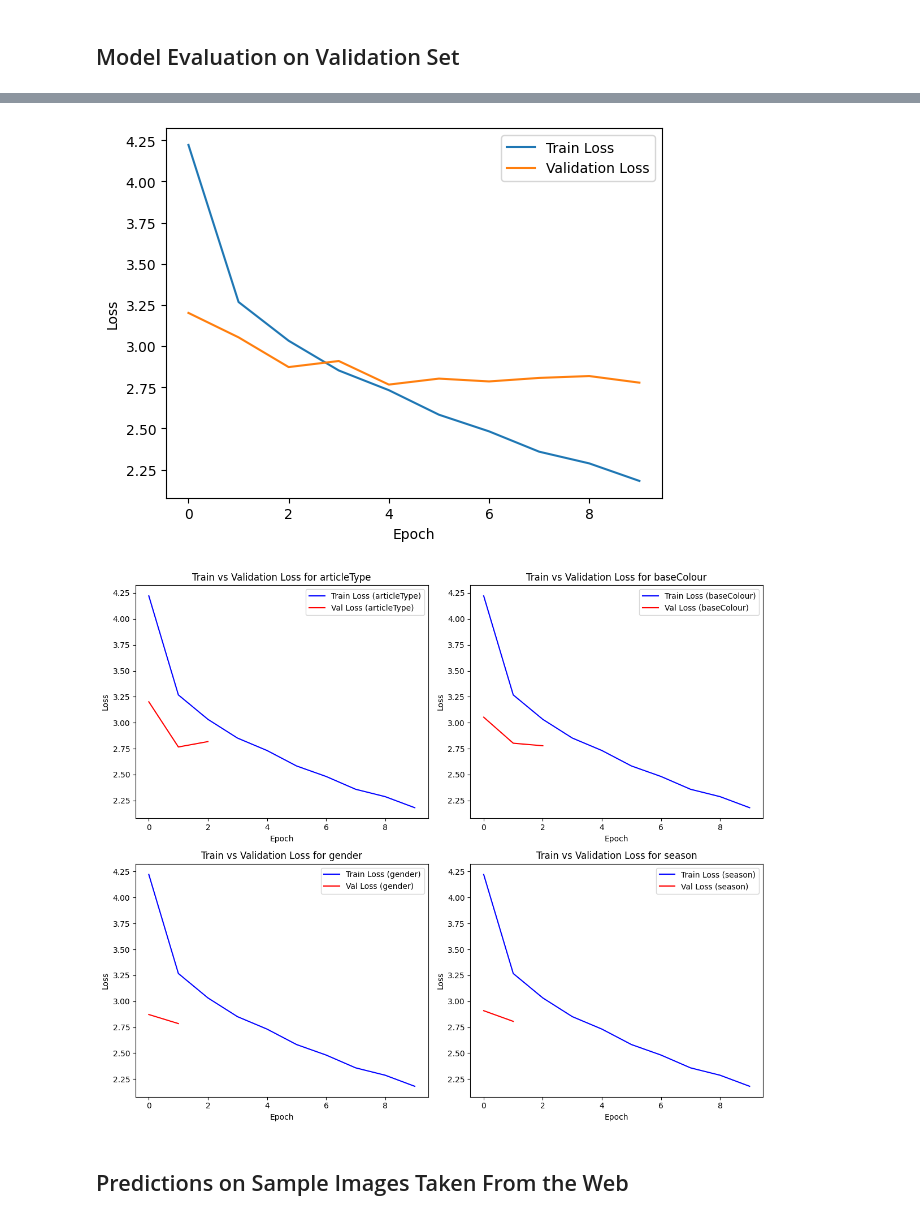
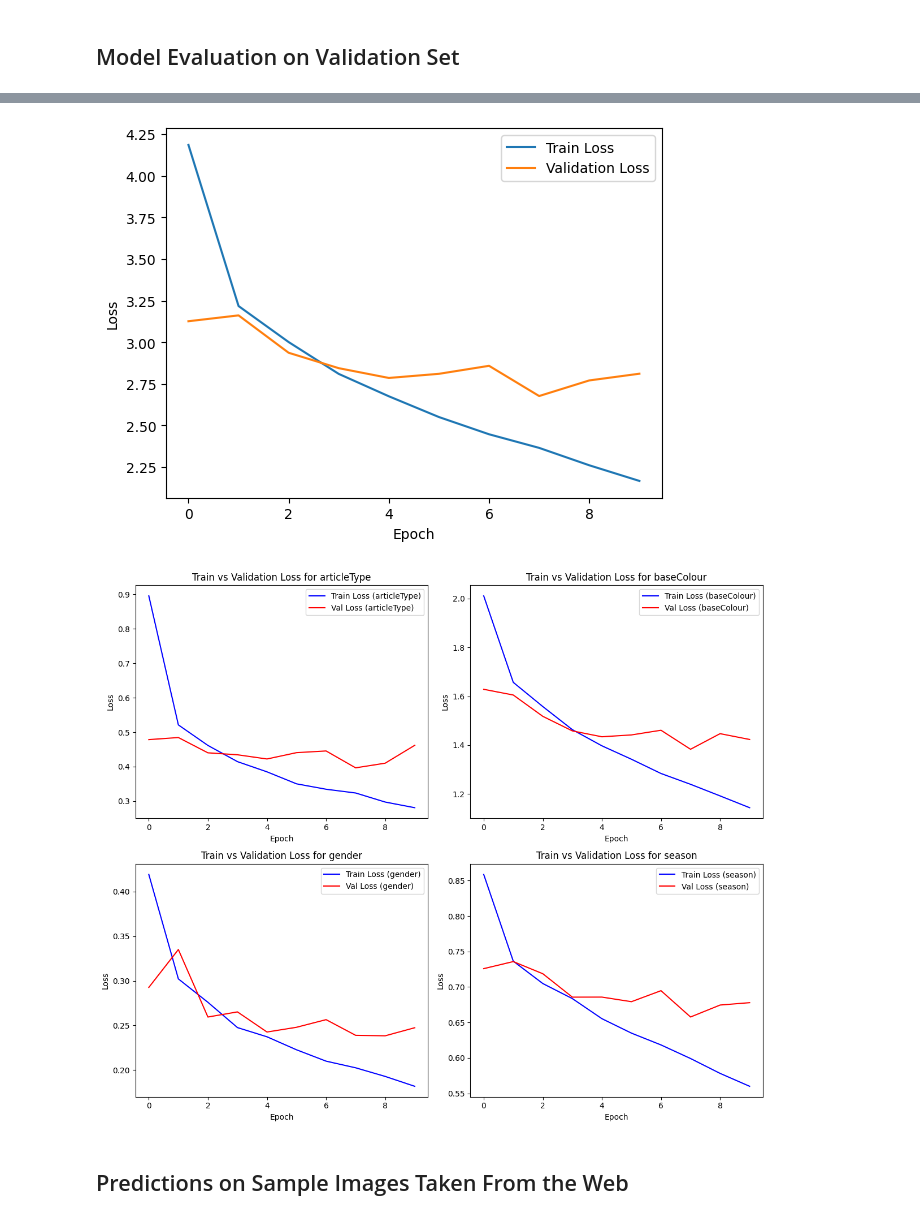
Before and after one commit to bhumikaxyz/fashion-attribute-classifier, a Jupyter notebook: notebook.ipynb, the cells around one changed output, grey strips where cells are left out. Saved outputs shown, nothing was run; the diff lists cells and outputs as text; code cells hidden in the pictures.

```diff
--- a/notebook.ipynb
+++ b/notebook.ipynb
@@ -418,7 +418,7 @@ batch_size=32
 steps_per_epoch = train_samples // batch_size
 validation_steps = validation_samples // batch_size
 
-early_stopping = EarlyStopping(monitor='val_loss', patience=5, restore_best_weights=True, verbose=2)
+early_stopping = EarlyStopping(monitor='val_loss', patience=3, restore_best_weights=True, verbose=2)
 
 history = model.fit(train_generator, epochs=10, validation_data=validation_generator, verbose=1, callbacks=[early_stopping], steps_per_epoch=steps_per_epoch, validation_steps=validation_steps )
 # %% [output]
@@ -474,7 +473,7 @@ plt.ylabel('Loss')
 plt.legend()
 plt.show()
 # %% [output]
-[figure, old version]
+[figure, new version]
 # %%
 # Train and validation loss plots for each of the output columns
 
@@ -483,42 +482,42 @@ history_dict = history.history
 fig, axes = plt.subplots(2, 2, figsize=(12, 10))
 
 # Plotting train and validation loss for articleType
-axes[0, 0].plot(history_dict['loss'], label='Train Loss (articleType)', color='blue')
-axes[0, 0].plot(history_dict['val_loss'][0::4], label='Val Loss (articleType)', color='red')
+axes[0, 0].plot(history_dict['articleType_loss'], label='Train Loss (articleType)', color='blue')
+axes[0, 0].plot(history_dict['val_articleType_loss'], label='Val Loss (articleType)', color='red')
 axes[0, 0].set_title('Train vs Validation Loss for articleType')
 axes[0, 0].set_xlabel('Epoch')
 axes[0, 0].set_ylabel('Loss')
 axes[0, 0].legend()
 
 # Plotting train and validation loss for baseColour
-axes[0, 1].plot(history_dict['loss'], label='Train Loss (baseColour)', color='blue')
-axes[0, 1].plot(history_dict['val_loss'][1::4], label='Val Loss (baseColour)', color='red')
+axes[0, 1].plot(history_dict['baseColour_loss'], label='Train Loss (baseColour)', color='blue')
+axes[0, 1].plot(history_dict['val_baseColour_loss'], label='Val Loss (baseColour)', color='red')
 axes[0, 1].set_title('Train vs Validation Loss for baseColour')
 axes[0, 1].set_xlabel('Epoch')
 axes[0, 1].set_ylabel('Loss')
 axes[0, 1].legend()
 
 # Plotting train and validation loss for gender
-axes[1, 0].plot(history_dict['loss'], label='Train Loss (gender)', color='blue')
-axes[1, 0].plot(history_dict['val_loss'][2::4], label='Val Loss (gender)', color='red')
+axes[1, 0].plot(history_dict['gender_loss'], label='Train Loss (gender)', color='blue')
+axes[1, 0].plot(history_dict['val_gender_loss'], label='Val Loss (gender)', color='red')
 axes[1, 0].set_title('Train vs Validation Loss for gender')
 axes[1, 0].set_xlabel('Epoch')
 axes[1, 0].set_ylabel('Loss')
 axes[1, 0].legend()
 
 # Plotting train and validation loss for season
-axes[1, 1].plot(history_dict['loss'], label='Train Loss (season)', color='blue')
-axes[1, 1].plot(history_dict['val_loss'][3::4], label='Val Loss (season)', color='red')
+axes[1, 1].plot(history_dict['season_loss'], label='Train Loss (season)', color='blue')
+axes[1, 1].plot(history_dict['val_season_loss'], label='Val Loss (season)', color='red')
 axes[1, 1].set_title('Train vs Validation Loss for season')
 axes[1, 1].set_xlabel('Epoch')
 axes[1, 1].set_ylabel('Loss')
 axes[1, 1].legend()
 
 # Adjust layout for better spacing
 plt.tight_layout()
 plt.show()
 # %% [output]
-[figure, old version]
+[figure, new version]
 # %% [markdown]
 ## Predictions on Sample Images Taken From the Web
 # %%
```
Also changed, not shown: parts of 3 cells of this notebook.
